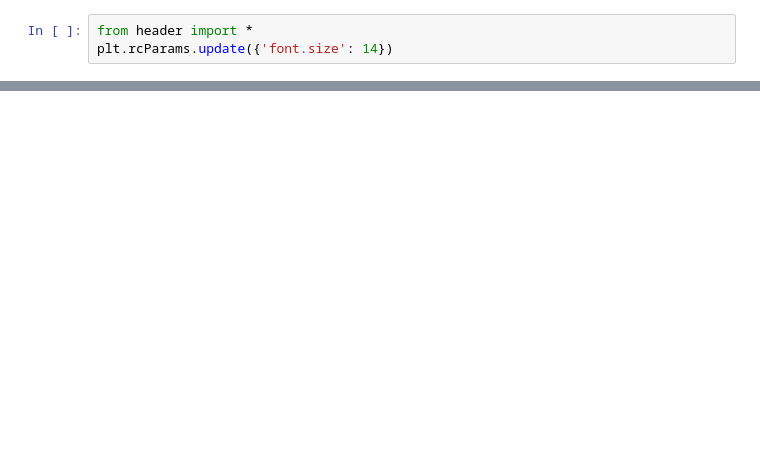
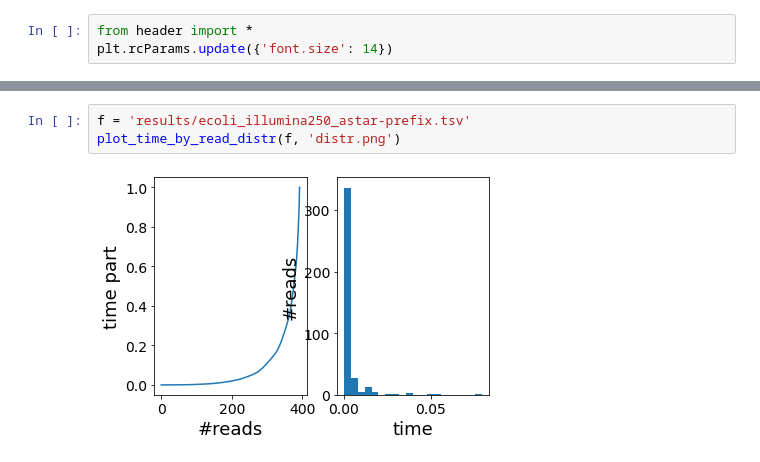
Before and after one commit to eth-sri/astarix, a Jupyter notebook: evals/align_time_distr.ipynb, the cells around one changed output, grey strips where cells are left out. Saved outputs shown, nothing was run; the diff lists cells and outputs as text; blank space fills up the shorter version.

```diff
--- a/evals/align_time_distr.ipynb
+++ b/evals/align_time_distr.ipynb
@@ -22,0 +31,5 @@ NameError: name 'draw_hist' is not defined
+# %%
+f = 'results/ecoli_illumina250_astar-prefix.tsv'
+plot_time_by_read_distr(f, 'distr.png')
+# %% [output]
+[figure, added]
```
Also changed, not shown: parts of 5 cells of this notebook, 1 other file.
